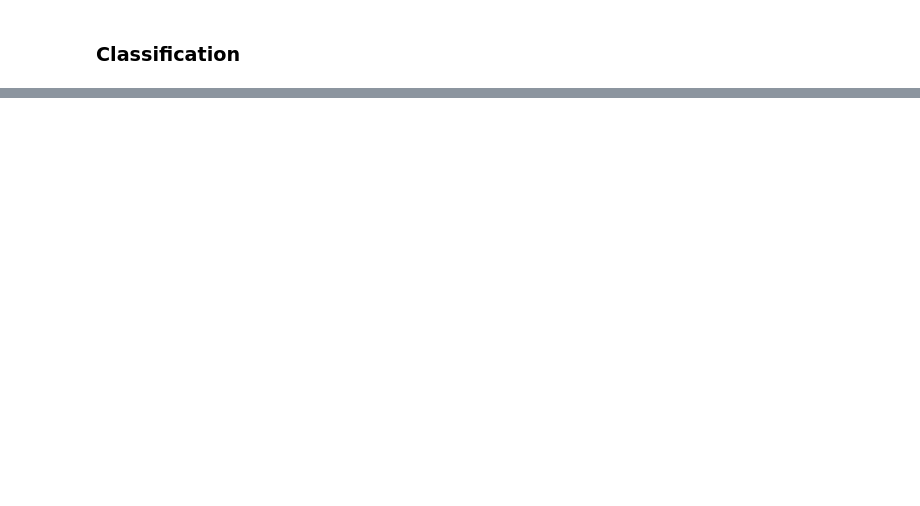
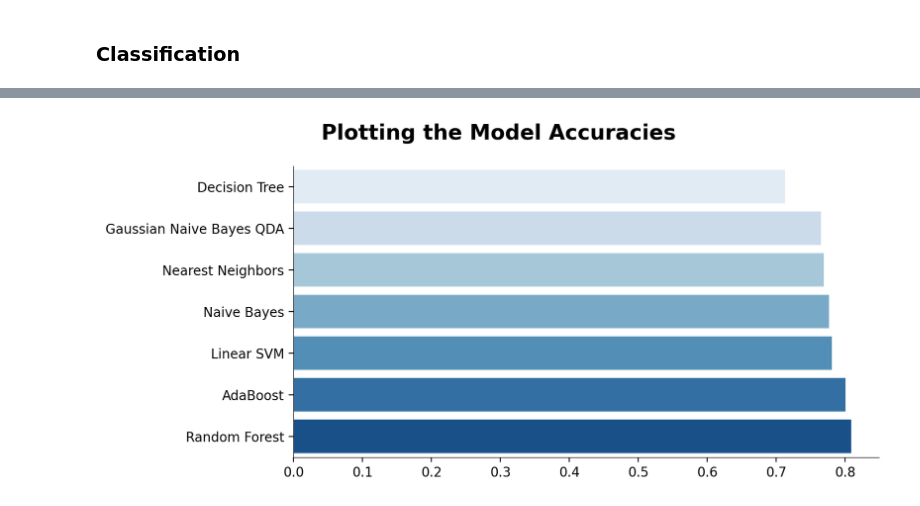
Before and after one commit to EmmaTosato/Programming_Project, a Jupyter notebook: jupyter_project.ipynb, the cells around one changed output, grey strips where cells are left out. Cells and saved outputs as stored; diff of their text form; code cells hidden in the pictures; blank space fills up the shorter version.

```diff
--- a/jupyter_project.ipynb
+++ b/jupyter_project.ipynb
@@ -1012,5 +1065,8 @@ from sklearn.preprocessing import MinMaxScaler
 # %%
 # Declare feature vector and target variable
-X = mh_df_econded
+X = mh_df_econded.drop('treatment', axis = 1)
 
 y = mh_df_econded['treatment']
+
+# Split the dataset in training and testing set
+x_train, x_test, y_train, y_test = train_test_split(X, y, test_size=0.3, random_state=1)
@@ -1064,0 +1109,35 @@ plt.show()
+# %%
+names = [
+    "Nearest Neighbors",
+    "Linear SVM",
+    "Decision Tree",
+    "Random Forest",
+    "AdaBoost",
+    "Naive Bayes",
+    "Gaussian Naive Bayes "
+    "QDA"
+]
+
+classifiers = [
+    KNeighborsClassifier(),
+    SVC(),
+    DecisionTreeClassifier(random_state=15),
+    RandomForestClassifier(random_state=15),
+    AdaBoostClassifier(random_state=15),
+    GradientBoostingClassifier(random_state=15),
+    GaussianNB(),
+    QuadraticDiscriminantAnalysis()
+]
+# %%
+accuracies = pd.Series(index = names, dtype=float)
+
+# iterate over classifiers
+for name, clf in zip(names, classifiers):
+    model = clf
+    model.fit(x_train, y_train)
+    y_pred = model.predict(x_test)
+    acc = accuracy_score(y_test, y_pred)
+    accuracies.loc[name] = acc
+
+accuracies.sort_values(ascending=True, inplace=True)
+print(accuracies)
@@ -1064,0 +1153,7 @@ plt.show()
+# %%
+plt.figure(figsize = (8,4))
+ax = sb.barplot(x = accuracies, y = accuracies.index, palette='Blues')
+plt.title("Plotting the Model Accuracies", fontsize=16, fontweight="bold", pad= 20, x = 0.35)
+plt.show()
+# %% [output]
+[figure, added]
```
Also changed, not shown: parts of 28 cells of this notebook, 1 other file.
